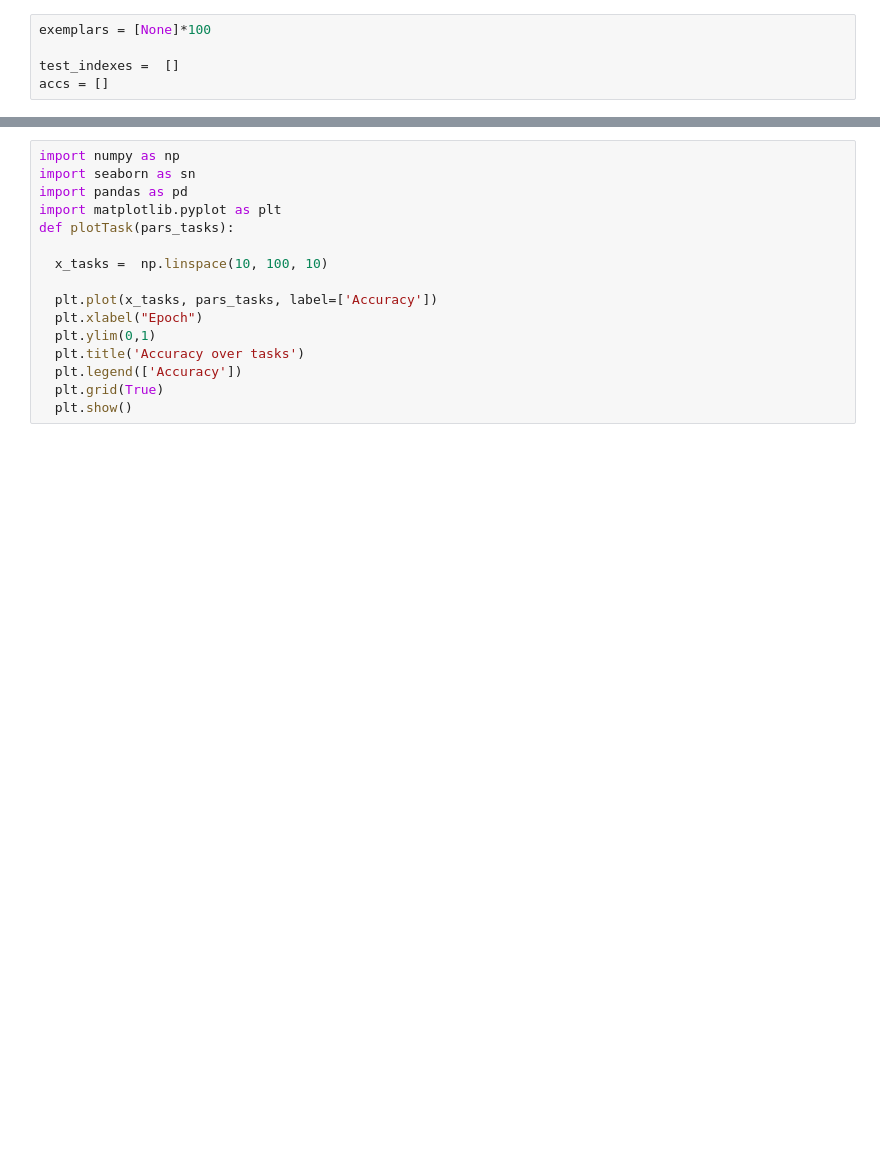
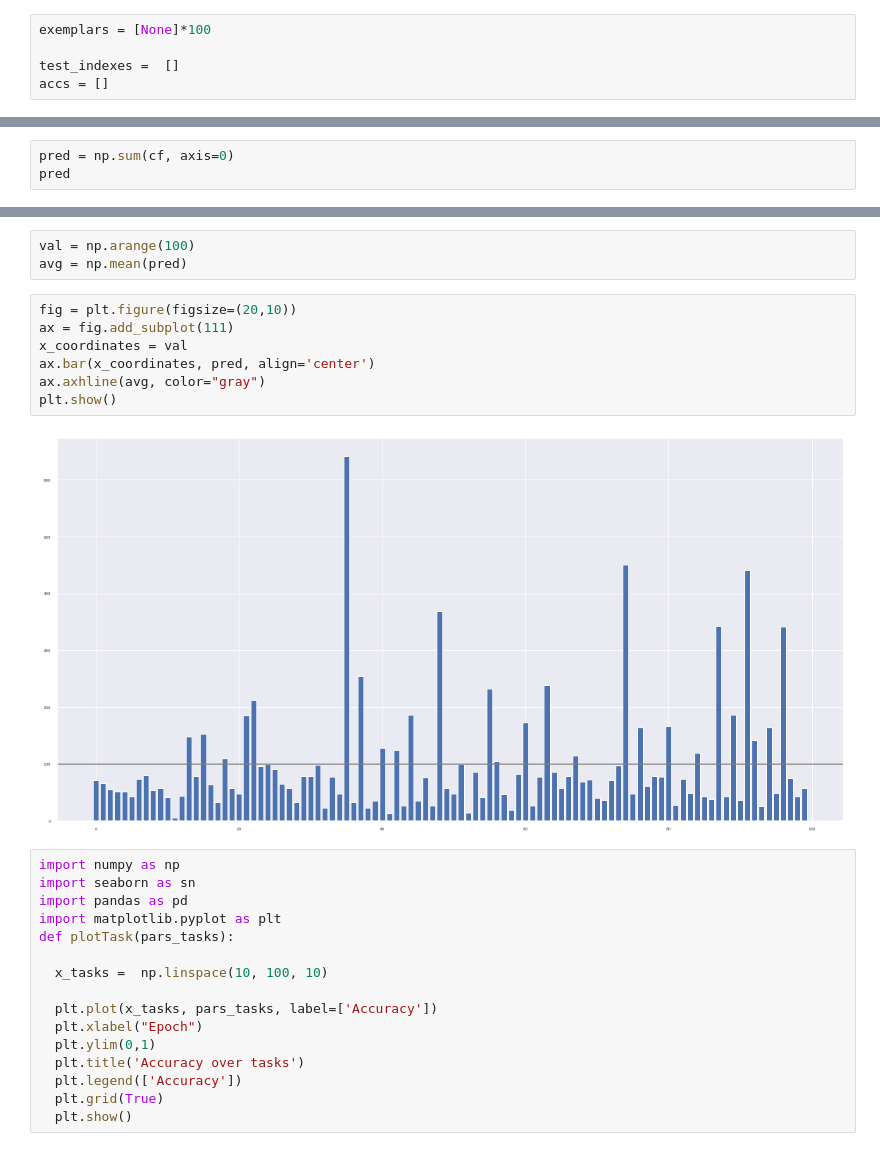
Before and after one commit to luciainnocenti/Incremental-learning, a Jupyter notebook: ICaRLMain.ipynb, the cells around one changed output, grey strips where cells are left out. Saved outputs shown, nothing was run; the diff lists cells and outputs as text; blank space fills up the shorter version.

```diff
--- a/ICaRLMain.ipynb
+++ b/ICaRLMain.ipynb
@@ -168,0 +260,3 @@ accs = [.89,.76,.71,.64,.59,.53,.48,.45,.41,.40, .38]
+# %%
+pred = np.sum(cf, axis=0)
+pred
@@ -169,3 +272,15 @@ accs = [.89,.76,.71,.64,.59,.53,.48,.45,.41,.40, .38]
+# %%
+val = np.arange(100)
+avg = np.mean(pred)
+# %%
+fig = plt.figure(figsize=(20,10))
+ax = fig.add_subplot(111)
+x_coordinates = val
+ax.bar(x_coordinates, pred, align='center')
+ax.axhline(avg, color="gray")
+plt.show()
+# %% [output]
+[figure, added]
 # %%
 import numpy as np
 import seaborn as sn
```
Also changed, not shown: parts of 5 cells of this notebook.
